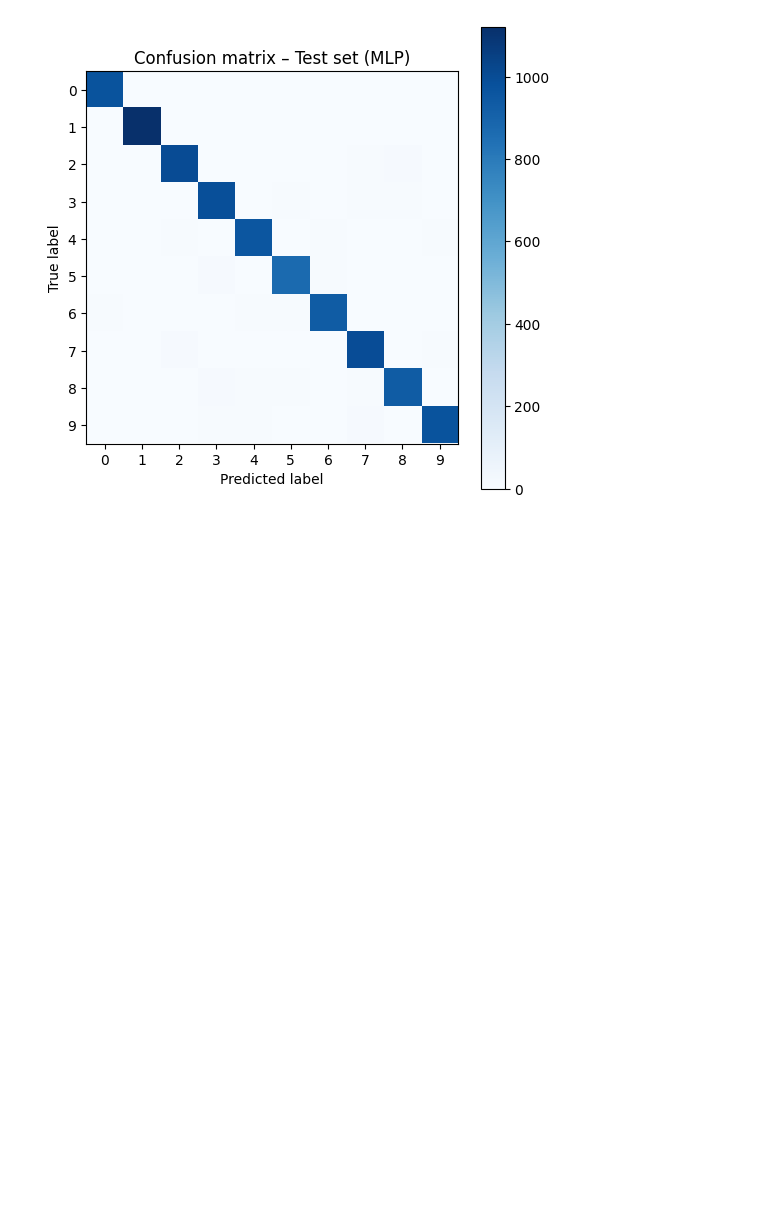
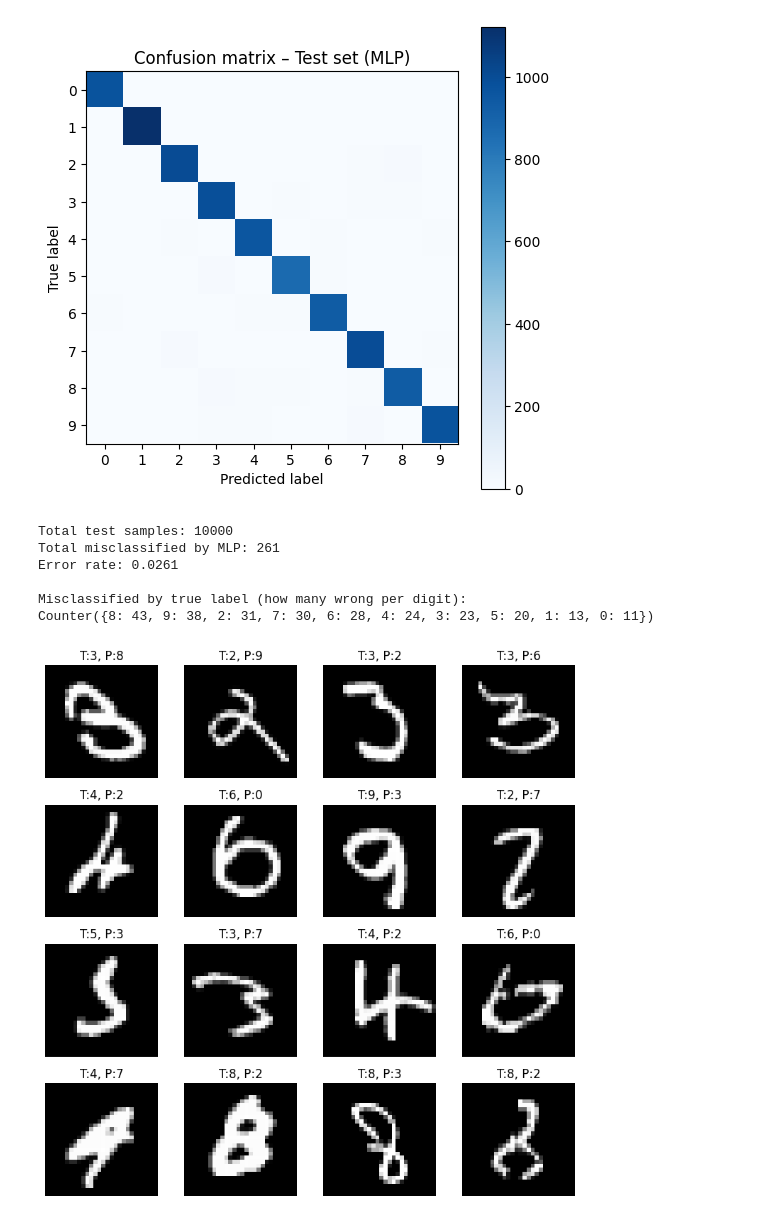
Before and after one commit to ChangeEngine/Intro-to-ML--Group-1--Final-Project, a Jupyter notebook: notebooks/03_mlp_model.ipynb, the cells around one changed output. Saved outputs shown, nothing was run; the diff lists cells and outputs as text; code cells hidden in the pictures; blank space fills up the shorter version.

```diff
--- a/notebooks/03_mlp_model.ipynb
+++ b/notebooks/03_mlp_model.ipynb
@@ -246,3 +253,38 @@ plt.yticks(np.arange(10))
 plt.show()
 # %% [output]
 [figure]
+# %%
+import numpy as np
+from collections import Counter
+
+mis_idx = np.where(y_test_pred != y_test)[0]
+print("Total test samples:", len(y_test))
+print("Total misclassified by MLP:", len(mis_idx))
+print("Error rate:", len(mis_idx) / len(y_test))
+
+print("\nMisclassified by true label (how many wrong per digit):")
+print(Counter(int(y_test[i]) for i in mis_idx))
+# %% [output]
+Total test samples: 10000
+Total misclassified by MLP: 261
+Error rate: 0.0261
+
+Misclassified by true label (how many wrong per digit):
+Counter({8: 43, 9: 38, 2: 31, 7: 30, 6: 28, 4: 24, 3: 23, 5: 20, 1: 13, 0: 11})
+# %%
+import matplotlib.pyplot as plt
+
+def show_misclassified(images, true_labels, pred_labels, indices, n=16):
+    n = min(n, len(indices))
+    plt.figure(figsize=(8, 8))
+    for i, idx in enumerate(indices[:n]):
+        plt.subplot(4, 4, i + 1)
+        plt.imshow(images[idx], cmap="gray")
+        plt.axis("off")
+        plt.title(f"T:{true_labels[idx]}, P:{pred_labels[idx]}")
+    plt.tight_layout()
+    plt.show()
+
+show_misclassified(X_test, y_test, y_test_pred, mis_idx, n=16)
+# %% [output]
+[figure, added]
```
Also changed, not shown: parts of 1 cell of this notebook.
